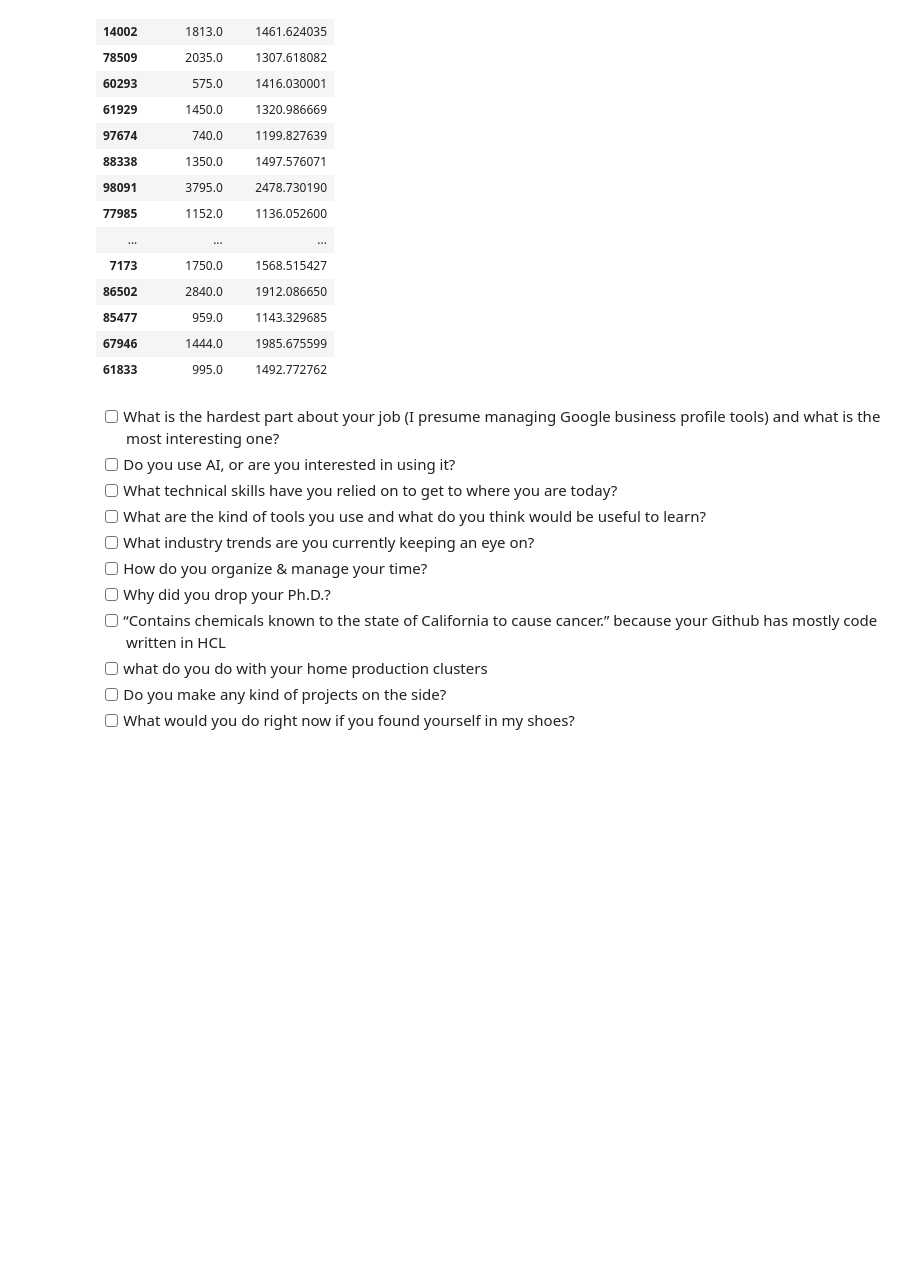
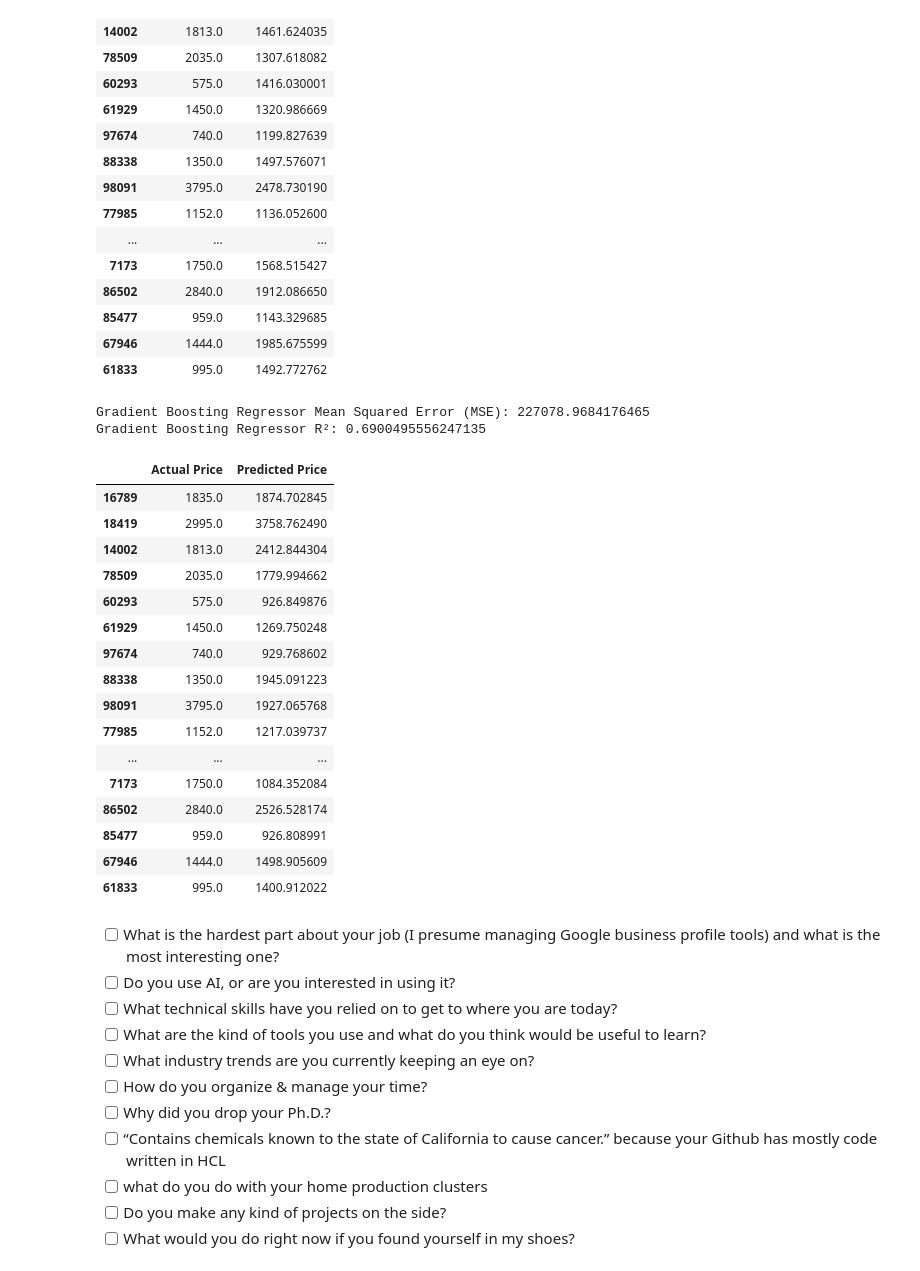
Before and after one commit to seyfal/ApartmentML, a Jupyter notebook: main.ipynb, the cells around one changed output. Drawn from its saved outputs; the diff is of its cells as text; code cells hidden in the pictures; blank space fills up the shorter version.

Commit message:
Gradient Boosting Regressor Model

```diff
--- a/main.ipynb
+++ b/main.ipynb
@@ -196,6 +229,56 @@ comparison_df.head(25)  # Display the first 25 comparisons
 | 85477 | 959.0 | 1143.329685 |
 | 67946 | 1444.0 | 1985.675599 |
 | 61833 | 995.0 | 1492.772762 |
+# %%
+from sklearn.ensemble import GradientBoostingRegressor
+from sklearn.metrics import mean_squared_error, r2_score
+
+# REFERENCES: https://www.geeksforgeeks.org/ml-gradient-boosting/
+
+# Instantiate & train Gradient Boosting Regressor model
+gbr = GradientBoostingRegressor(n_estimators=300,
+                                learning_rate=0.05,
+                                random_state=100,
+                                max_features=5)
+gbr.fit(X_train, y_train)
+
+# Predict on test set
+y_pred_gbr = gbr.predict(X_test)
+
+# Calculate Mean Squared Error
+mse = mean_squared_error(y_test, y_pred_gbr)
+print(
+    f"Gradient Boosting Regressor Mean Squared Error (MSE): {mse}")
+
+# Calculate R-squared
+r_squared = r2_score(y_test, y_pred_gbr)
+print(f"Gradient Boosting Regressor R²: {r_squared}")
+# %% [output]
+Gradient Boosting Regressor Mean Squared Error (MSE): 227078.9684176465
+Gradient Boosting Regressor R²: 0.6900495556247135
+# %%
+# Display actual vs. predicted prices
+comparison_df = pd.DataFrame(
+    {'Actual Price': y_test, 'Predicted Price': y_pred_gbr})
+comparison_df.head(25)  # Display the first 25 comparisons
+# %% [output]
+|  | Actual Price | Predicted Price |
+| 16789 | 1835.0 | 1874.702845 |
+| 18419 | 2995.0 | 3758.762490 |
+| 14002 | 1813.0 | 2412.844304 |
+| 78509 | 2035.0 | 1779.994662 |
+| 60293 | 575.0 | 926.849876 |
+| 61929 | 1450.0 | 1269.750248 |
+| 97674 | 740.0 | 929.768602 |
+| 88338 | 1350.0 | 1945.091223 |
+| 98091 | 3795.0 | 1927.065768 |
+| 77985 | 1152.0 | 1217.039737 |
+| ... | ... | ... |
+| 7173 | 1750.0 | 1084.352084 |
+| 86502 | 2840.0 | 2526.528174 |
+| 85477 | 959.0 | 926.808991 |
+| 67946 | 1444.0 | 1498.905609 |
+| 61833 | 995.0 | 1400.912022 |
 # %% [markdown]
 - [ ] What is the hardest part about your job (I presume managing Google business profile tools) and what is the most interesting one?
 - [ ] Do you use AI, or are you interested in using it?
```
Also changed, not shown: parts of 3 cells of this notebook.
